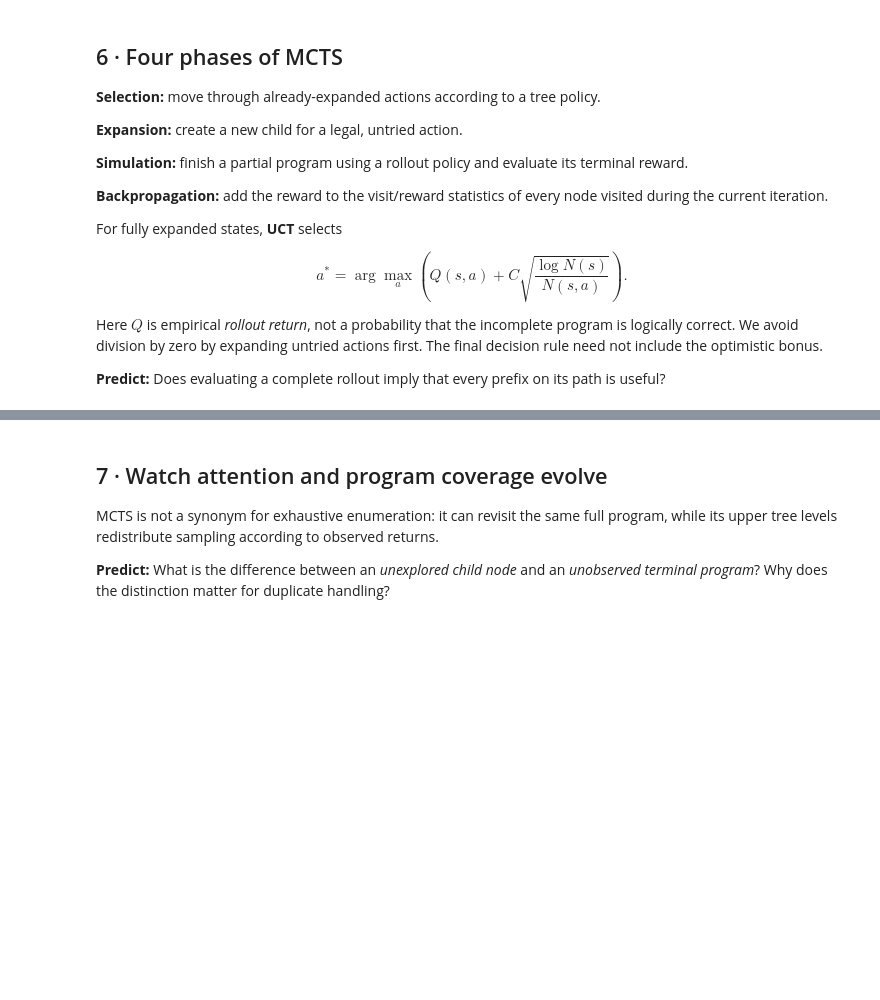
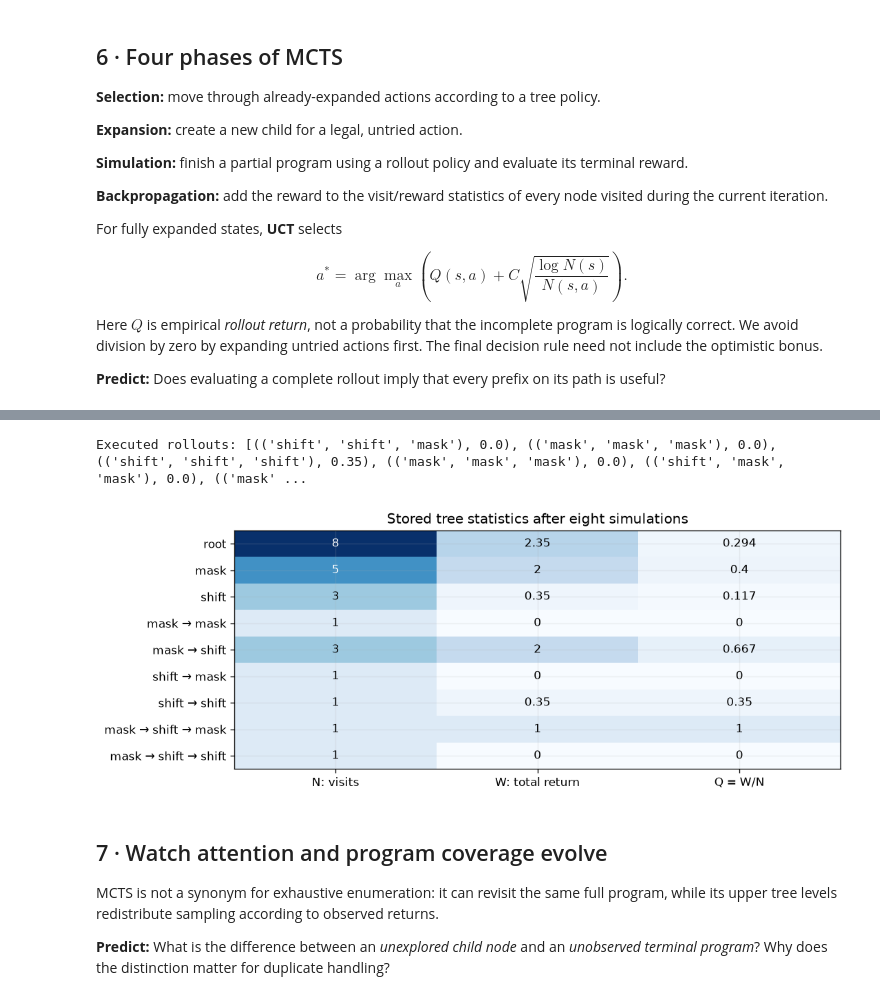
Before and after one commit to Logan-Kelsch/ML_sandbox, a Jupyter notebook: learn/vector_01/04_search_and_decisions.ipynb, the cells around one changed output, grey strips where cells are left out. Drawn from its saved outputs; the diff is of its cells as text; code cells hidden in the pictures; blank space fills up the shorter version.

```diff
--- a/learn/vector_01/04_search_and_decisions.ipynb
+++ b/learn/vector_01/04_search_and_decisions.ipynb
@@ -225,3 +252,27 @@ print({k:(v.visits,round(v.mean,3)) for k,v in root.children.items()})
+# %%
+trace_root, short_trace = run_mcts(8, seed=17)
+stored = []
+def collect_nodes(node):
+    stored.append(node)
+    for child in node.children.values(): collect_nodes(child)
+collect_nodes(trace_root)
+stored.sort(key=lambda node: (len(node.path), node.path))
+fig, ax = plt.subplots(figsize=(9, max(3, .38*len(stored))), layout='constrained')
+table = np.array([[node.visits, node.reward_sum, node.mean] for node in stored])
+ax.imshow(table, cmap='Blues', aspect='auto')
+ax.set(xticks=range(3), xticklabels=['N: visits', 'W: total return', 'Q = W/N'],
+       yticks=range(len(stored)),
+       yticklabels=['root' if not node.path else ' → '.join(node.path) for node in stored],
+       title='Stored tree statistics after eight simulations')
+for i in range(len(stored)):
+    for j in range(3): ax.text(j, i, f'{table[i,j]:.3g}', ha='center', va='center',
+                              color='white' if table[i,j]>table.max()/2 else 'black')
+plt.show()
+print('Executed rollouts:', [(p, reward) for p, reward, _ in short_trace])
+assert trace_root.visits == 8
+# %% [output]
+Executed rollouts: [(('shift', 'shift', 'mask'), 0.0), (('mask', 'mask', 'mask'), 0.0), (('shift', 'shift', 'shift'), 0.35), (('mask', 'mask', 'mask'), 0.0), (('shift', 'mask', 'mask'), 0.0), (('mask' ...
+[figure, added]
 # %% [markdown]
 ## 7 · Watch attention and program coverage evolve
 
```
Also changed, not shown: parts of 14 cells of this notebook, 6 other files.
